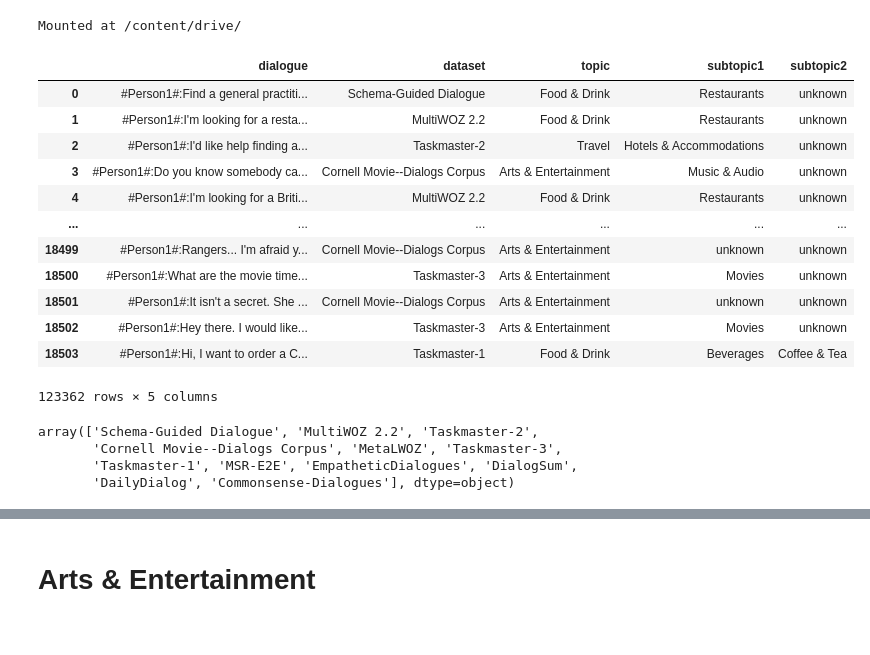
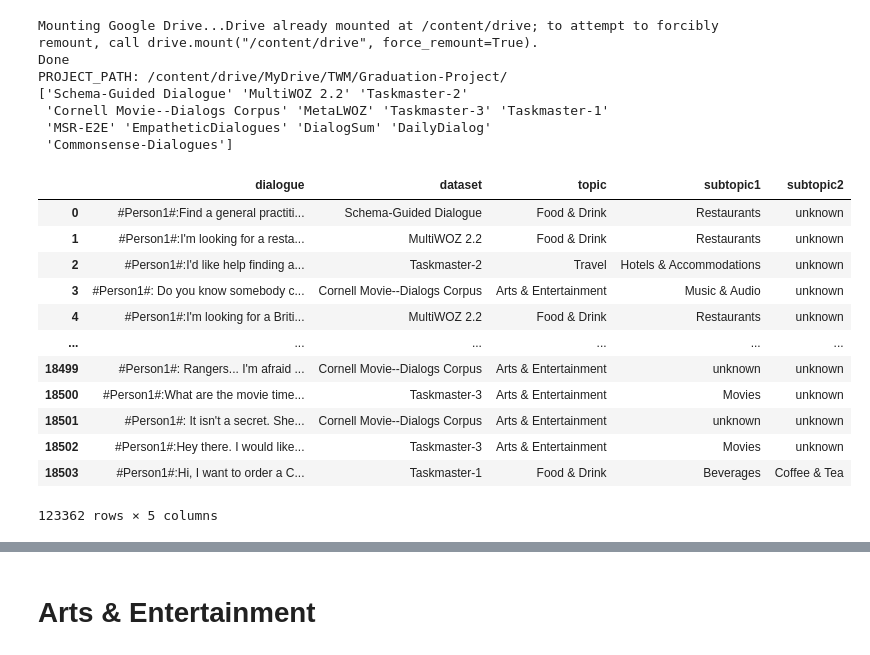
Before and after one commit to Mhmd-Hisham/Graduation-Project, a Jupyter notebook: DataEngineering/Notebooks/4- Inspecting The Topics.ipynb, the cells around one changed output, grey strips where cells are left out. Cells and saved outputs as stored; diff of their text form; code cells hidden in the pictures.

```diff
--- a/DataEngineering/Notebooks/4- Inspecting The Topics.ipynb
+++ b/DataEngineering/Notebooks/4- Inspecting The Topics.ipynb
@@ -1,57 +1,77 @@
 # %%
-#@title # Environment setup
+#@title # Setting up the environment { vertical-output: true, display-mode: "form" }
 
-from google.colab import drive
-drive.mount("/content/drive/")
+###################
+#####  SETUP  #####
+###################
 
-PROJECT_PATH = "/content/drive/MyDrive/TWM/" #@param {"type":"string"}
-DATASET_PATH = "DataEngineering/FinalDataset/large/" #@param {"type":"string"}
+#@title Setting up project paths
+import os
 
-PATH_TO_DATA = PROJECT_PATH + DATASET_PATH
+colab_setup = False #@param {type:"boolean"}
+PROJECT_PATH = "/content/drive/MyDrive/TWM/Graduation-Project/" #@param {"type":"string"}
+
+if colab_setup:
+    from google.colab import drive
+    print("Mounting Google Drive...", end="", flush=True)
+    drive.mount('/content/drive')
+    print("Done")
+
+else:
+    # set this to the parent directory of the whole project
+    PROJECT_PATH = rf"C:\Users\{os.environ['USERNAME']}\Graduation-Project"
+
+print("PROJECT_PATH:", PROJECT_PATH)
+os.chdir(PROJECT_PATH)
+os.listdir()
+
+PATH_TO_DATA = PROJECT_PATH + "DataEngineering/FinalDataset/large/"
 
 import pandas as pd
 
 splits = ['train.csv', 'dev.csv', 'test.csv']
 splits = [PATH_TO_DATA+split_name  for split_name in splits]
 
 df = pd.concat(list(map(pd.read_csv, splits)), axis=0).drop(columns=["Unnamed: 0"])
 
 TOPICS = df.groupby('topic').dialogue.count().sort_values(ascending=False).index
 COLS = ['topic', 'subtopic1', 'subtopic2']
+
 def print_dialogues(df, categorized_df, n_topics_per_row=3):
     for i in range(len(categorized_df)):
         topic, subtopic1, subtopic2 = categorized_df.index[i]
         topic_mask = ((df.topic==topic)&
                       (df.subtopic1==subtopic1)&
                       (df.subtopic2==subtopic2))
 
         dialogues = df[topic_mask].dialogue.iloc[:n_topics_per_row]
         for dialogue in dialogues:
             print(f"Topic    : {topic}, \nSubtopic1: {subtopic1}, \nSubtopic2: {subtopic2}\n")
             print(dialogue)
             print("--"*20)
 
         print("++"*60)
+
+print(df.dataset.unique())
 df
 # %% [output]
-Mounted at /content/drive/
+Mounting Google Drive...Drive already mounted at /content/drive; to attempt to forcibly remount, call drive.mount("/content/drive", force_remount=True).
+Done
+PROJECT_PATH: /content/drive/MyDrive/TWM/Graduation-Project/
+['Schema-Guided Dialogue' 'MultiWOZ 2.2' 'Taskmaster-2'
+ 'Cornell Movie--Dialogs Corpus' 'MetaLWOZ' 'Taskmaster-3' 'Taskmaster-1'
+ 'MSR-E2E' 'EmpatheticDialogues' 'DialogSum' 'DailyDialog'
+ 'Commonsense-Dialogues']
 |  | dialogue | dataset | topic | subtopic1 | subtopic2 |
 | 0 | #Person1#:Find a general practiti... | Schema-Guided Dialogue | Food & Drink | Restaurants | unknown |
 | 1 | #Person1#:I'm looking for a resta... | MultiWOZ 2.2 | Food & Drink | Restaurants | unknown |
 | 2 | #Person1#:I'd like help finding a... | Taskmaster-2 | Travel | Hotels & Accommodations | unknown |
-| 3 | #Person1#:Do you know somebody ca... | Cornell Movie--Dialogs Corpus | Arts & Entertainment | Music & Audio | unknown |
+| 3 | #Person1#: Do you know somebody c... | Cornell Movie--Dialogs Corpus | Arts & Entertainment | Music & Audio | unknown |
 | 4 | #Person1#:I'm looking for a Briti... | MultiWOZ 2.2 | Food & Drink | Restaurants | unknown |
 | ... | ... | ... | ... | ... | ... |
-| 18499 | #Person1#:Rangers... I'm afraid y... | Cornell Movie--Dialogs Corpus | Arts & Entertainment | unknown | unknown |
+| 18499 | #Person1#: Rangers... I'm afraid ... | Cornell Movie--Dialogs Corpus | Arts & Entertainment | unknown | unknown |
 | 18500 | #Person1#:What are the movie time... | Taskmaster-3 | Arts & Entertainment | Movies | unknown |
-| 18501 | #Person1#:It isn't a secret. She ... | Cornell Movie--Dialogs Corpus | Arts & Entertainment | unknown | unknown |
+| 18501 | #Person1#: It isn't a secret. She... | Cornell Movie--Dialogs Corpus | Arts & Entertainment | unknown | unknown |
 | 18502 | #Person1#:Hey there. I would like... | Taskmaster-3 | Arts & Entertainment | Movies | unknown |
 | 18503 | #Person1#:Hi, I want to order a C... | Taskmaster-1 | Food & Drink | Beverages | Coffee & Tea |
 123362 rows × 5 columns
-# %%
-df.dataset.unique()
-# %% [output]
-array(['Schema-Guided Dialogue', 'MultiWOZ 2.2', 'Taskmaster-2',
-       'Cornell Movie--Dialogs Corpus', 'MetaLWOZ', 'Taskmaster-3',
-       'Taskmaster-1', 'MSR-E2E', 'EmpatheticDialogues', 'DialogSum',
-       'DailyDialog', 'Commonsense-Dialogues'], dtype=object)
```
Also changed, not shown: parts of 13 cells of this notebook.
